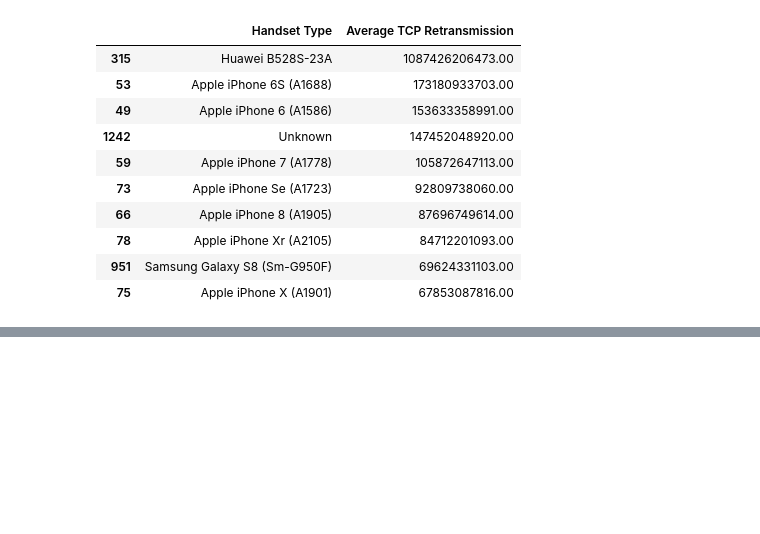
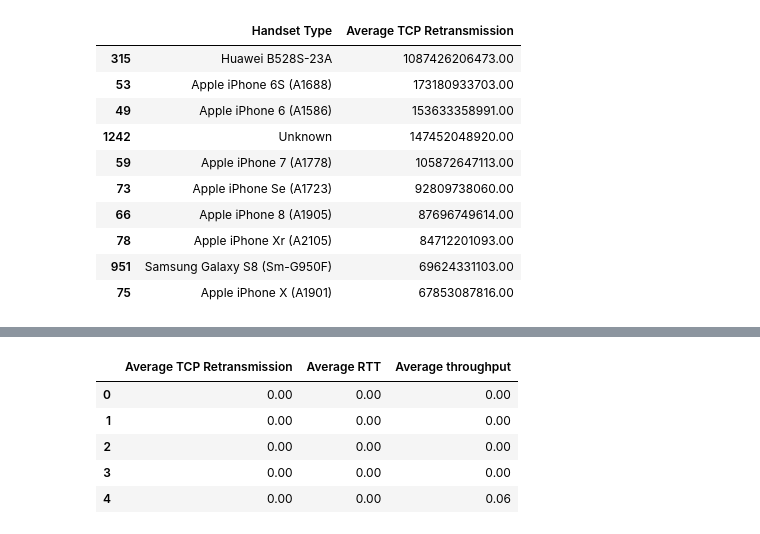
Before and after one commit to nahomfix/TellCo-Analysis, a Jupyter notebook: notebooks/user_experience_analysis.ipynb, the cells around one changed output, grey strips where cells are left out. Saved outputs shown, nothing was run; the diff lists cells and outputs as text; code cells hidden in the pictures; blank space fills up the shorter version.

```diff
--- a/notebooks/user_experience_analysis.ipynb
+++ b/notebooks/user_experience_analysis.ipynb
@@ -244,0 +254,13 @@ transmission_per_user.groupby(by=["Handset Type"], as_index=False).agg({"Average
+# %%
+scaler = MinMaxScaler()
+# %%
+df_norm = pd.DataFrame(scaler.fit_transform(transmission_per_user.select_dtypes(include=np.number)), columns=transmission_per_user.select_dtypes(include=np.number).columns)
+# %%
+df_norm.head()
+# %% [output]
+|  | Average TCP Retransmission | Average RTT | Average throughput |
+| 0 | 0.00 | 0.00 | 0.00 |
+| 1 | 0.00 | 0.00 | 0.00 |
+| 2 | 0.00 | 0.00 | 0.00 |
+| 3 | 0.00 | 0.00 | 0.00 |
+| 4 | 0.00 | 0.00 | 0.06 |
```
Also changed, not shown: parts of 5 cells of this notebook.
